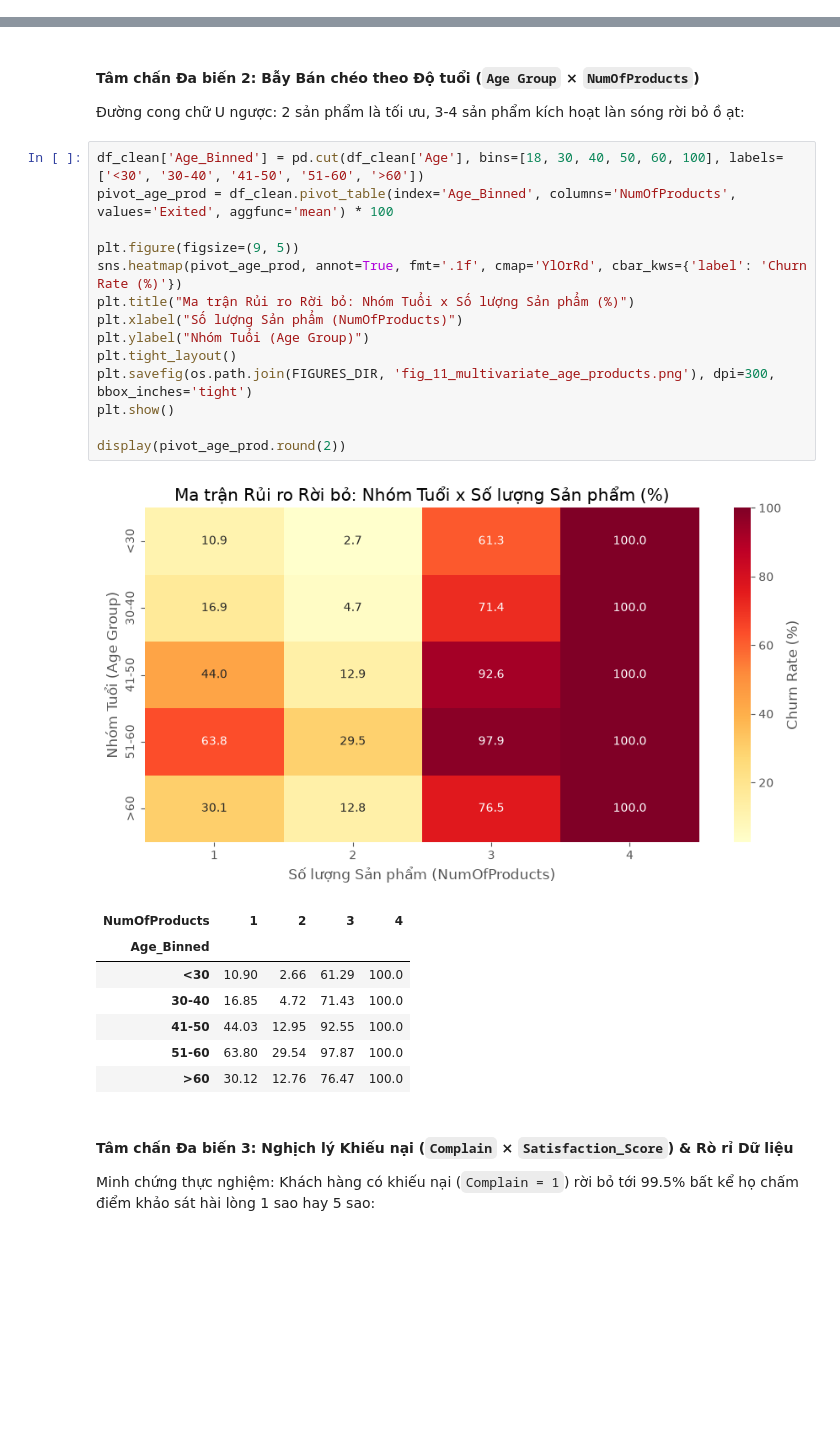
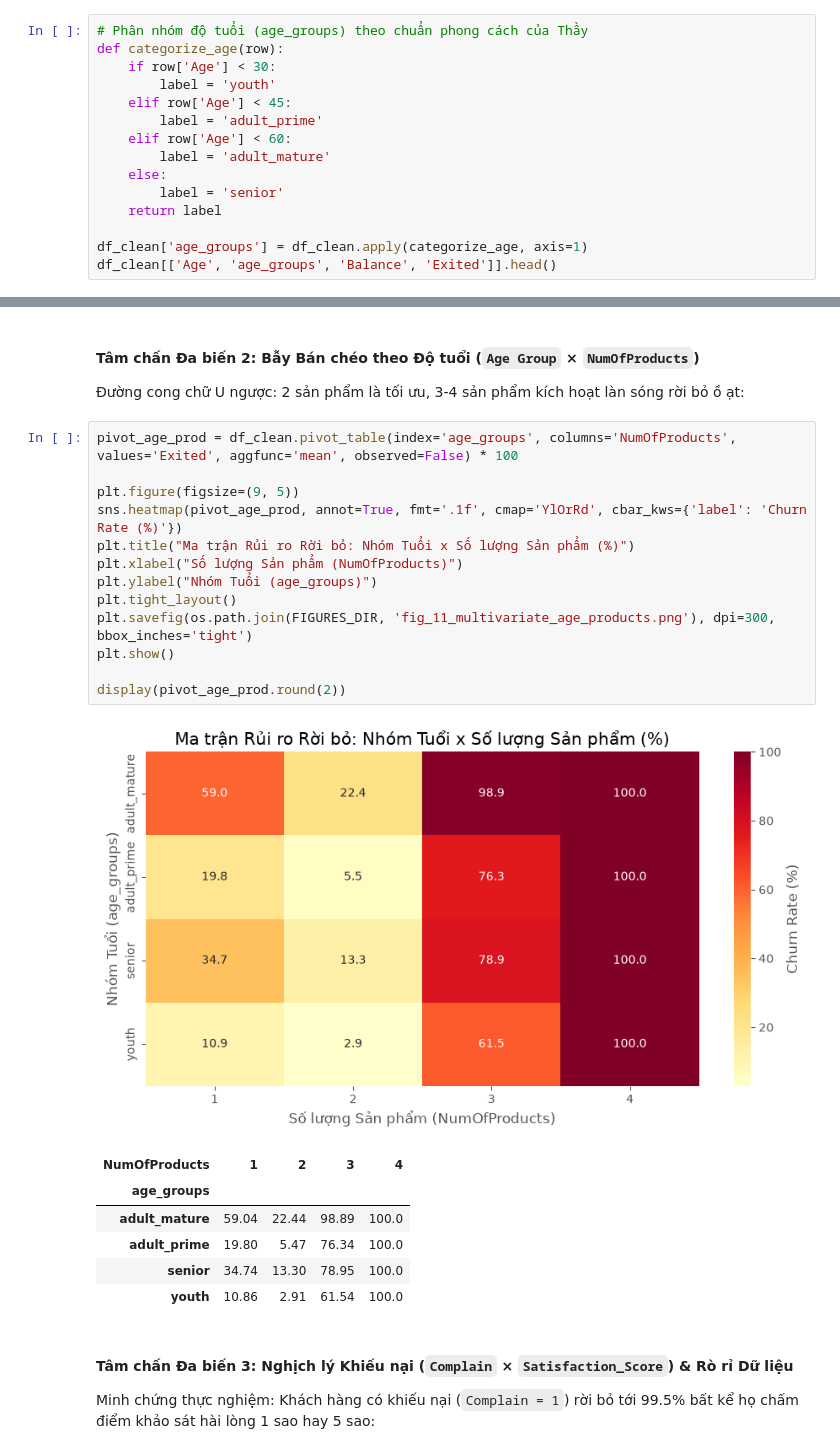
Before and after one commit to hoanghtbao/ml-bank-customer-churn, a Jupyter notebook: Project_Source_Code.ipynb, the cells around one changed output, grey strips where cells are left out. Cells and saved outputs as stored; diff of their text form; blank space fills up the shorter version.

Commit message:
feat(notebook): incorporate categorize_age and age_groups matching teacher pattern and verify 100% test pass

```diff
--- a/Project_Source_Code.ipynb
+++ b/Project_Source_Code.ipynb
@@ -242,0 +251,15 @@ plt.show()
+# %%
+# Phân nhóm độ tuổi (age_groups) theo chuẩn phong cách của Thầy
+def categorize_age(row):
+    if row['Age'] < 30:
+        label = 'youth'
+    elif row['Age'] < 45:
+        label = 'adult_prime'
+    elif row['Age'] < 60:
+        label = 'adult_mature'
+    else:
+        label = 'senior'
+    return label
+
+df_clean['age_groups'] = df_clean.apply(categorize_age, axis=1)
+df_clean[['Age', 'age_groups', 'Balance', 'Exited']].head()
@@ -360,28 +396,26 @@ plt.show()
 #### Tâm chấn Đa biến 2: Bẫy Bán chéo theo Độ tuổi (`Age Group` × `NumOfProducts`)
 Đường cong chữ U ngược: 2 sản phẩm là tối ưu, 3-4 sản phẩm kích hoạt làn sóng rời bỏ ồ ạt:
 # %%
-df_clean['Age_Binned'] = pd.cut(df_clean['Age'], bins=[18, 30, 40, 50, 60, 100], labels=['<30', '30-40', '41-50', '51-60', '>60'])
-pivot_age_prod = df_clean.pivot_table(index='Age_Binned', columns='NumOfProducts', values='Exited', aggfunc='mean') * 100
+pivot_age_prod = df_clean.pivot_table(index='age_groups', columns='NumOfProducts', values='Exited', aggfunc='mean', observed=False) * 100
 
 plt.figure(figsize=(9, 5))
 sns.heatmap(pivot_age_prod, annot=True, fmt='.1f', cmap='YlOrRd', cbar_kws={'label': 'Churn Rate (%)'})
 plt.title("Ma trận Rủi ro Rời bỏ: Nhóm Tuổi x Số lượng Sản phẩm (%)")
 plt.xlabel("Số lượng Sản phẩm (NumOfProducts)")
-plt.ylabel("Nhóm Tuổi (Age Group)")
+plt.ylabel("Nhóm Tuổi (age_groups)")
 plt.tight_layout()
 plt.savefig(os.path.join(FIGURES_DIR, 'fig_11_multivariate_age_products.png'), dpi=300, bbox_inches='tight')
 plt.show()
 
 display(pivot_age_prod.round(2))
 # %% [output]
-[figure, old version]
+[figure, new version]
 | NumOfProducts | 1 | 2 | 3 | 4 |
-| Age_Binned |  |  |  |  |
-| <30 | 10.90 | 2.66 | 61.29 | 100.0 |
-| 30-40 | 16.85 | 4.72 | 71.43 | 100.0 |
-| 41-50 | 44.03 | 12.95 | 92.55 | 100.0 |
-| 51-60 | 63.80 | 29.54 | 97.87 | 100.0 |
-| >60 | 30.12 | 12.76 | 76.47 | 100.0 |
+| age_groups |  |  |  |  |
+| adult_mature | 59.04 | 22.44 | 98.89 | 100.0 |
+| adult_prime | 19.80 | 5.47 | 76.34 | 100.0 |
+| senior | 34.74 | 13.30 | 78.95 | 100.0 |
+| youth | 10.86 | 2.91 | 61.54 | 100.0 |
 # %% [markdown]
 #### Tâm chấn Đa biến 3: Nghịch lý Khiếu nại (`Complain` × `Satisfaction_Score`) & Rò rỉ Dữ liệu
 Minh chứng thực nghiệm: Khách hàng có khiếu nại (`Complain = 1`) rời bỏ tới 99.5% bất kể họ chấm điểm khảo sát hài lòng 1 sao hay 5 sao:
```
Also changed, not shown: parts of 23 cells of this notebook, 9 other files.
